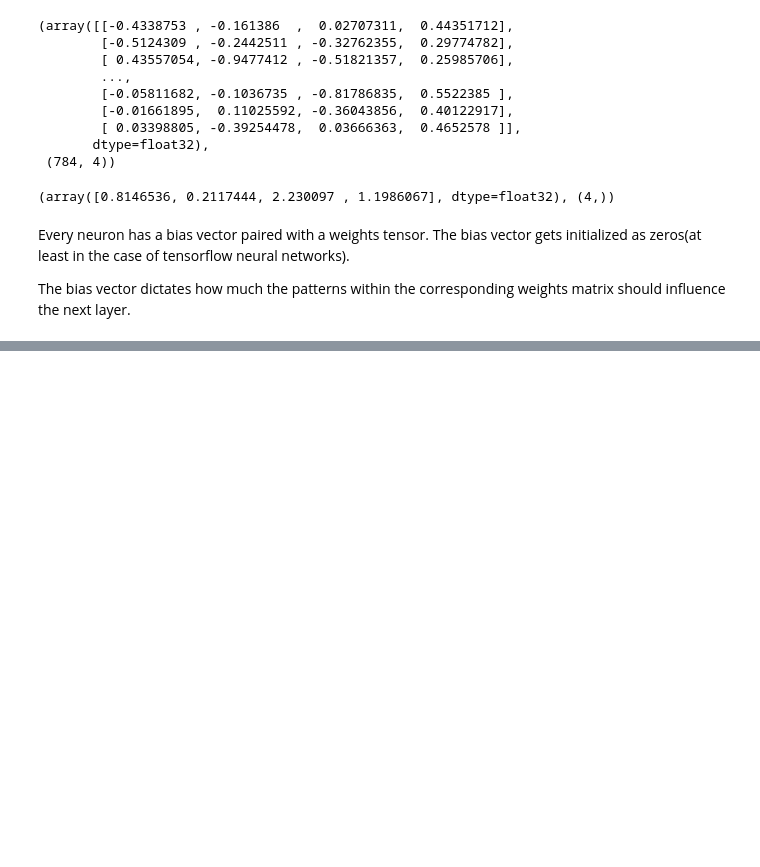
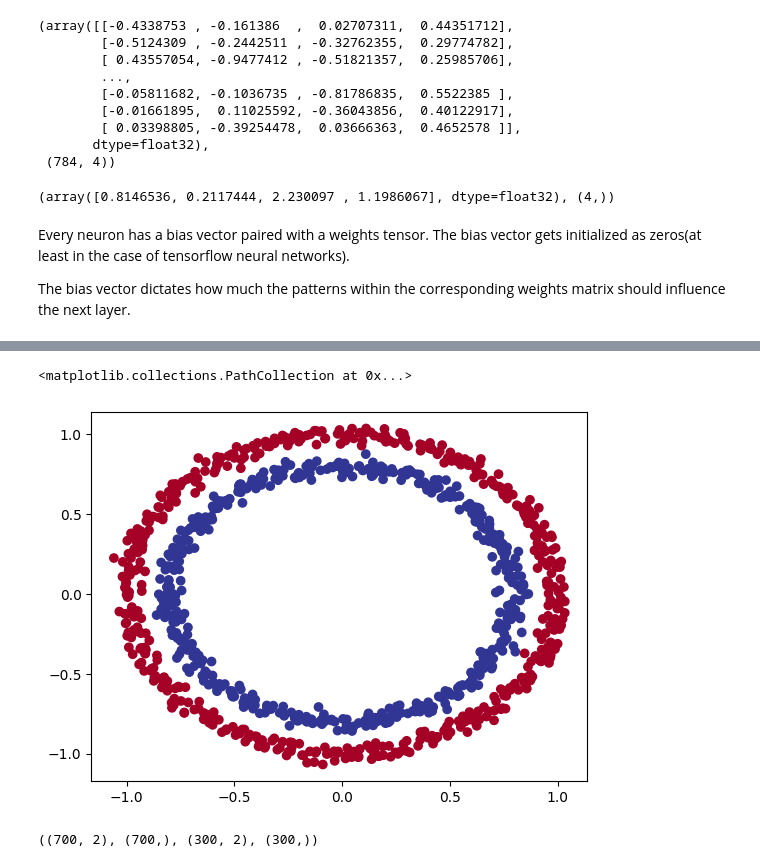
Before and after one commit to SheshamJoseph/Deep-Learning-with-Tensorflow-ZTM, a Jupyter notebook: 02_neural_net_classification.ipynb, the cells around one changed output, grey strips where cells are left out. Drawn from its saved outputs; the diff is of its cells as text; code cells hidden in the pictures; blank space fills up the shorter version.

```diff
--- a/02_neural_net_classification.ipynb
+++ b/02_neural_net_classification.ipynb
@@ -1432,0 +1437,10 @@ The bias vector dictates how much the patterns within the corresponding weights
+# %%
+from sklearn.datasets import make_circles
+
+n_samples = 1000
+# creating dummy data
+X, y = make_circles(n_samples=n_samples,
+                   shuffle=True,
+                   random_state=42,
+                   noise=0.03)
+X[:10], y[:10]
@@ -1432,0 +1479,15 @@ The bias vector dictates how much the patterns within the corresponding weights
+# %%
+# visualizing our data
+import matplotlib.pyplot as plt
+plt.scatter(X[:, 0], X[:, 1], c=y, cmap=plt.cm.RdYlBu)
+# %% [output]
+<matplotlib.collections.PathCollection at 0x...>
+[figure, added]
+# %%
+# split data into training and test sets
+from sklearn.model_selection import train_test_split
+
+X_train, X_test, y_train, y_test = train_test_split(X, y, test_size=0.3)
+X_train.shape, y_train.shape, X_test.shape, y_test.shape
+# %% [output]
+((700, 2), (700,), (300, 2), (300,))
```
Also changed, not shown: parts of 63 cells of this notebook.
